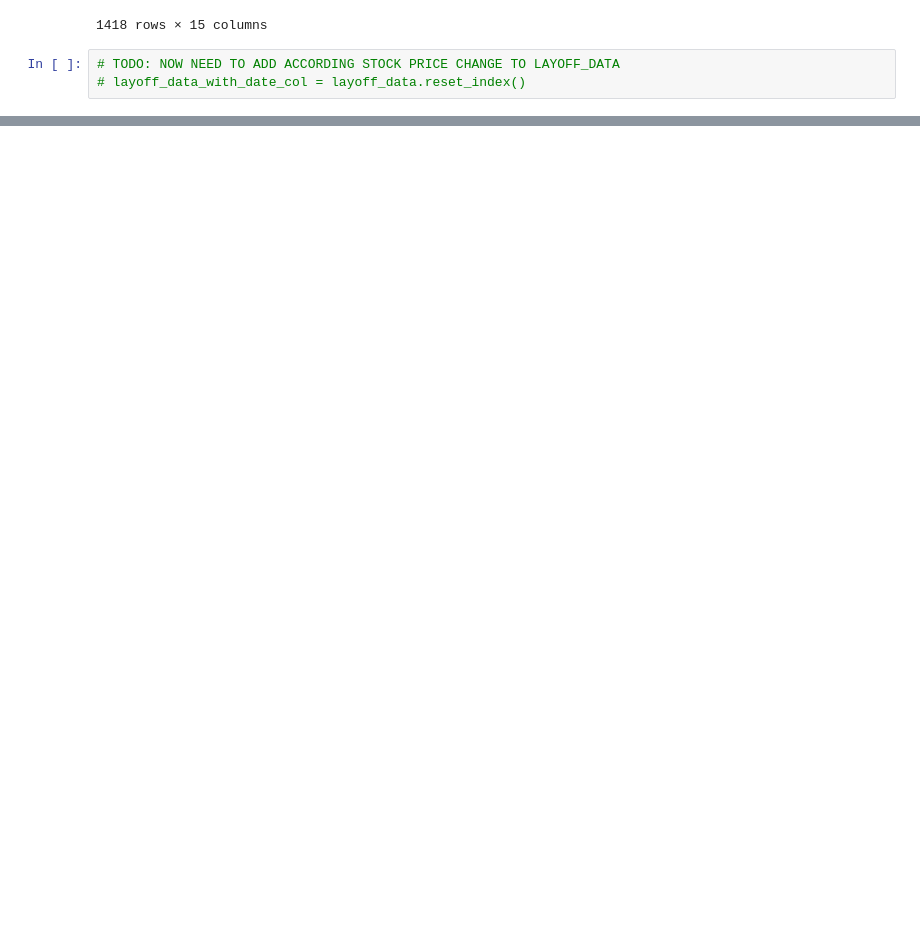
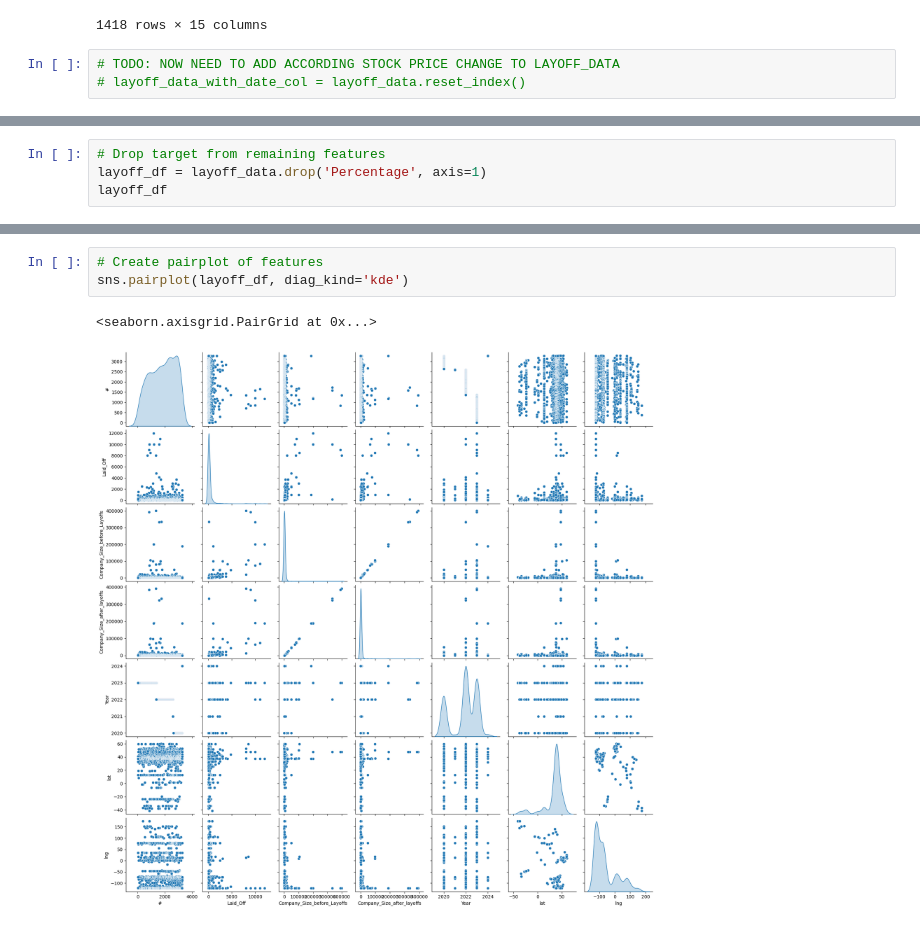
Before and after one commit to katulevskiy/tech_layoffs_ml, a Jupyter notebook: analyze_data.ipynb, the cells around one changed output, grey strips where cells are left out. Cells and saved outputs as stored; diff of their text form; blank space fills up the shorter version.

```diff
--- a/analyze_data.ipynb
+++ b/analyze_data.ipynb
@@ -179,0 +198,4 @@ layoff_data
+# %%
+# Drop target from remaining features
+layoff_df = layoff_data.drop('Percentage', axis=1)
+layoff_df
@@ -179,0 +236,6 @@ layoff_data
+# %%
+# Create pairplot of features
+sns.pairplot(layoff_df, diag_kind='kde')
+# %% [output]
+<seaborn.axisgrid.PairGrid at 0x...>
+[figure, added]
```
Also changed, not shown: parts of 9 cells of this notebook.
